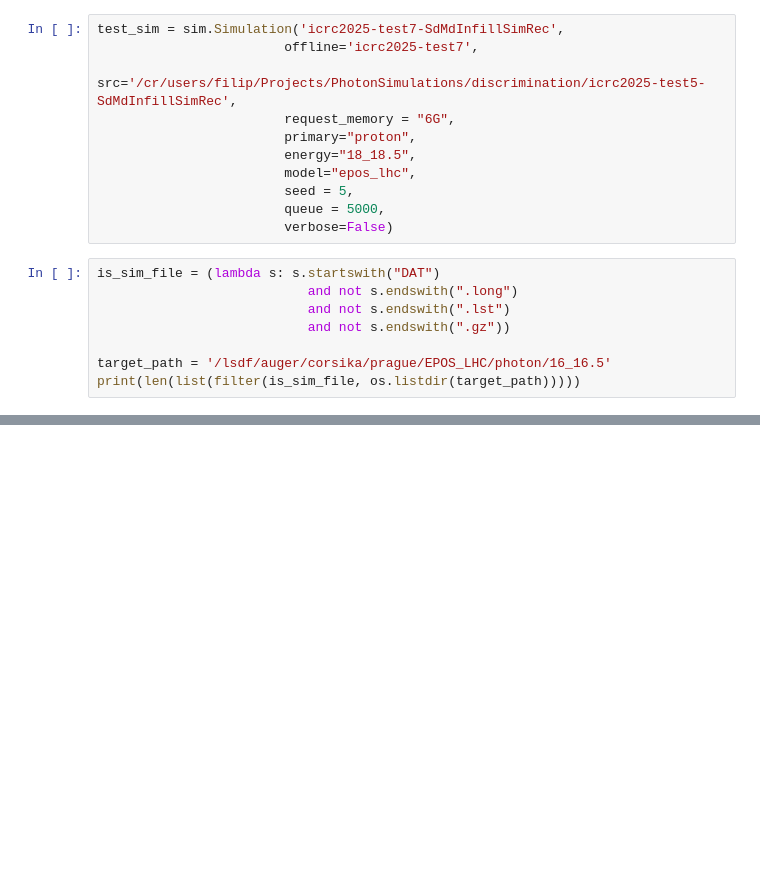
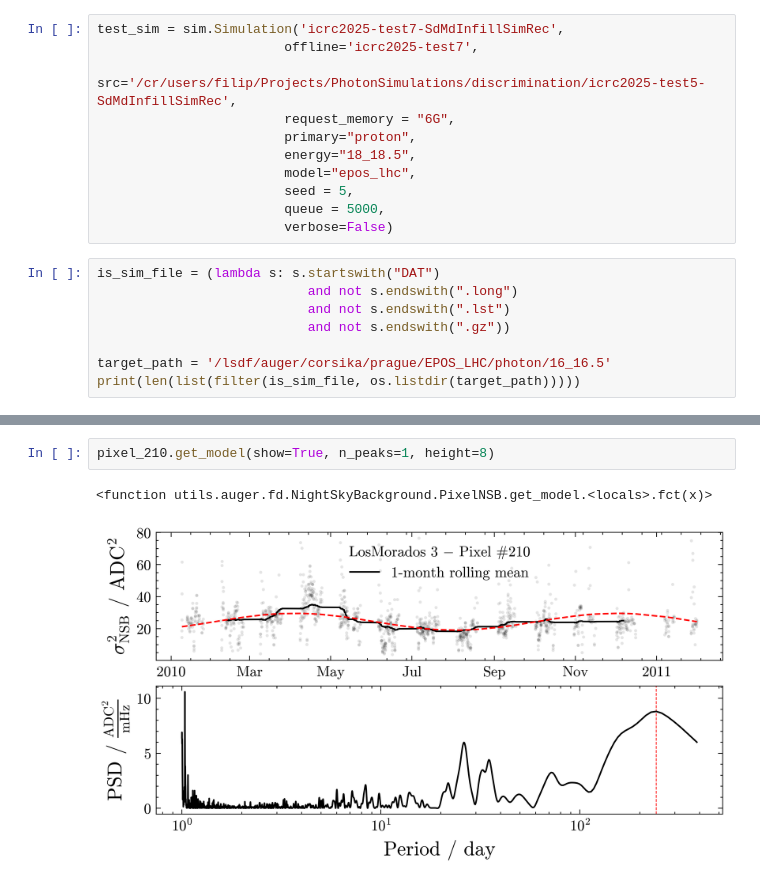
Before and after one commit to Quizznor/thesis-binaries, a Jupyter notebook: test_utils.ipynb, the cells around one changed output, grey strips where cells are left out. Drawn from its saved outputs; the diff is of its cells as text; blank space fills up the shorter version.

```diff
--- a/test_utils.ipynb
+++ b/test_utils.ipynb
@@ -412,0 +176,5 @@ plot.apply_datetime_format(plt.gca())
+# %%
+pixel_210.get_model(show=True, n_peaks=1, height=8)
+# %% [output]
+<function utils.auger.fd.NightSkyBackground.PixelNSB.get_model.<locals>.fct(x)>
+[figure, added]
```
Also changed, not shown: parts of 9 cells of this notebook, 2 other files.
